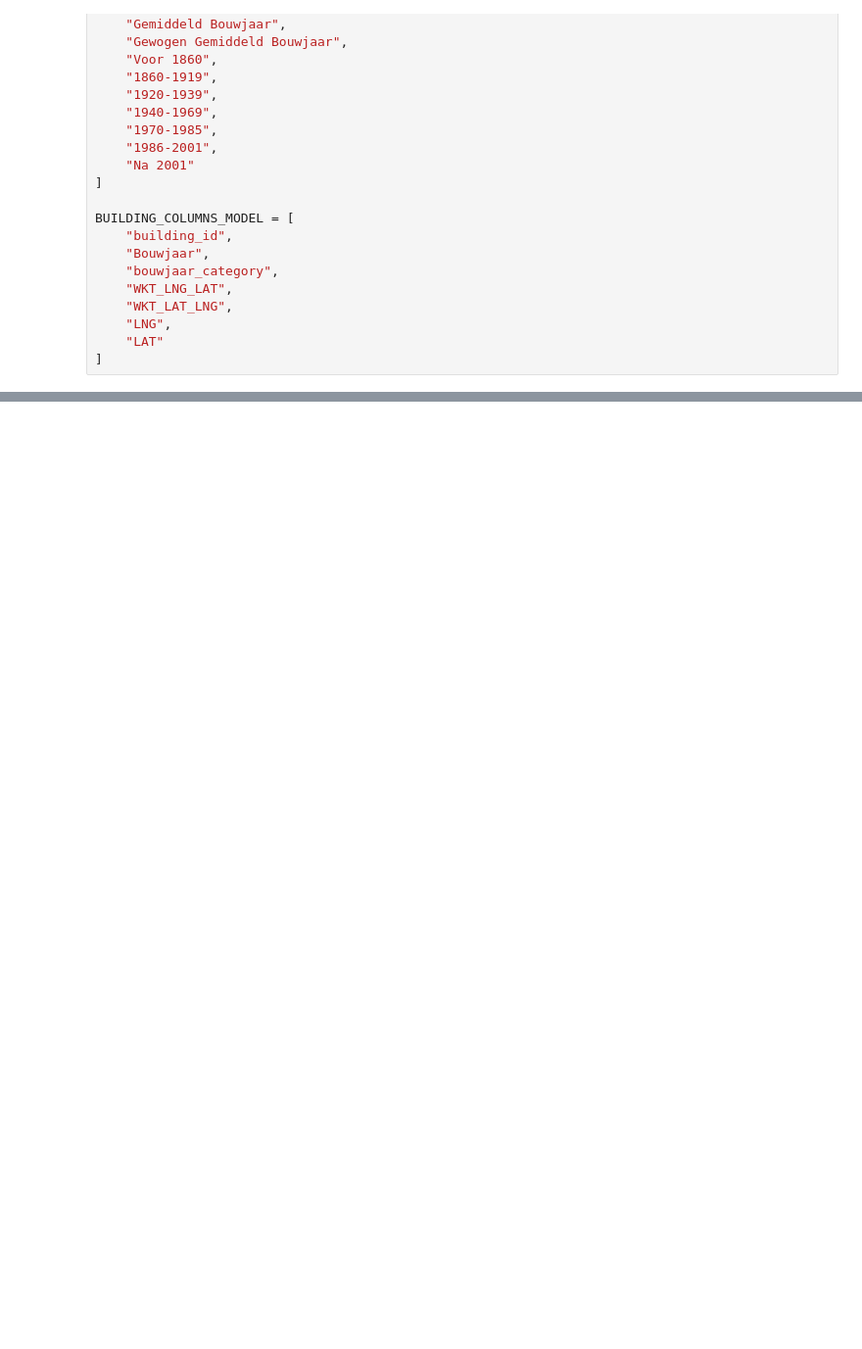
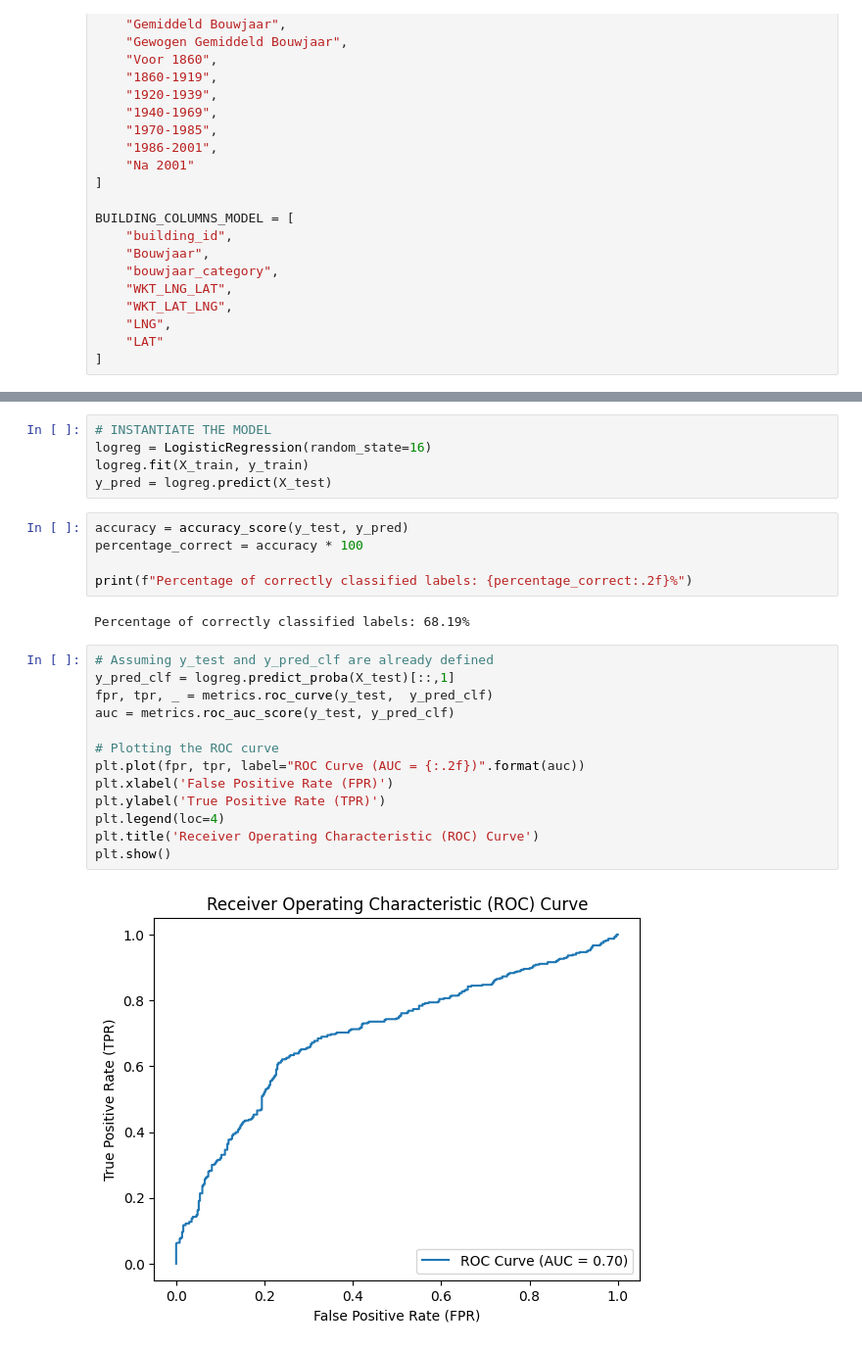
Before and after one commit to UhhBart/MSc_DSP_G2, a Jupyter notebook: create_building_set.ipynb, the cells around one changed output, grey strips where cells are left out. Shown at 98% size. Drawn from its saved outputs; the diff is of its cells as text; blank space fills up the shorter version.

```diff
--- a/create_building_set.ipynb
+++ b/create_building_set.ipynb
@@ -450,0 +788,27 @@ See the caveats in the documentation: https://pandas.pydata.org/pandas-docs/stab
+# %%
+# INSTANTIATE THE MODEL
+logreg = LogisticRegression(random_state=16)
+logreg.fit(X_train, y_train)
+y_pred = logreg.predict(X_test)
+# %%
+accuracy = accuracy_score(y_test, y_pred)
+percentage_correct = accuracy * 100
+
+print(f"Percentage of correctly classified labels: {percentage_correct:.2f}%")
+# %% [output]
+Percentage of correctly classified labels: 68.19%
+# %%
+# Assuming y_test and y_pred_clf are already defined
+y_pred_clf = logreg.predict_proba(X_test)[::,1]
+fpr, tpr, _ = metrics.roc_curve(y_test,  y_pred_clf)
+auc = metrics.roc_auc_score(y_test, y_pred_clf)
+
+# Plotting the ROC curve
+plt.plot(fpr, tpr, label="ROC Curve (AUC = {:.2f})".format(auc))
+plt.xlabel('False Positive Rate (FPR)')
+plt.ylabel('True Positive Rate (TPR)')
+plt.legend(loc=4)
+plt.title('Receiver Operating Characteristic (ROC) Curve')
+plt.show()
+# %% [output]
+[figure, added]
```
Also changed, not shown: parts of 20 cells of this notebook.
